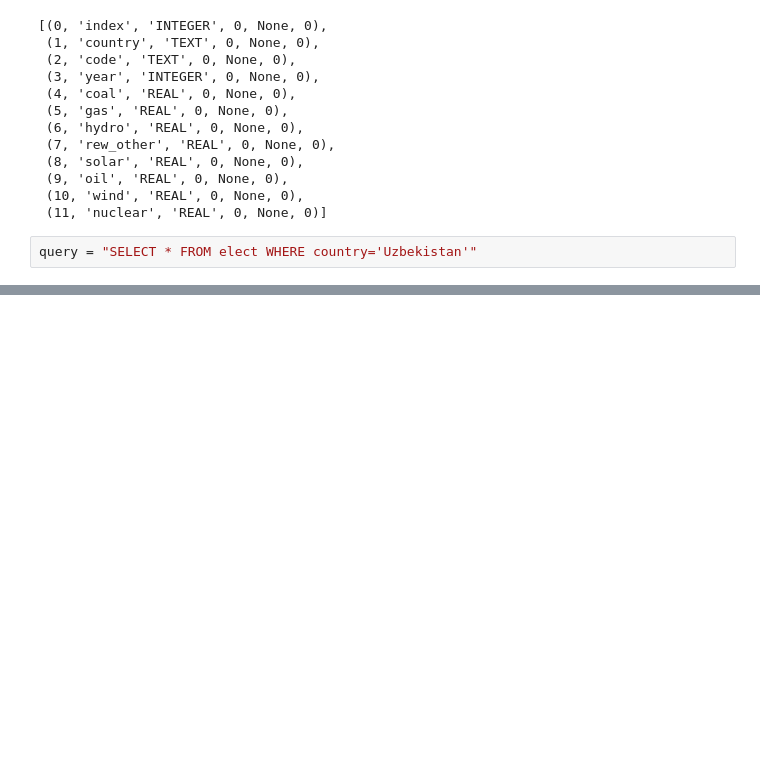
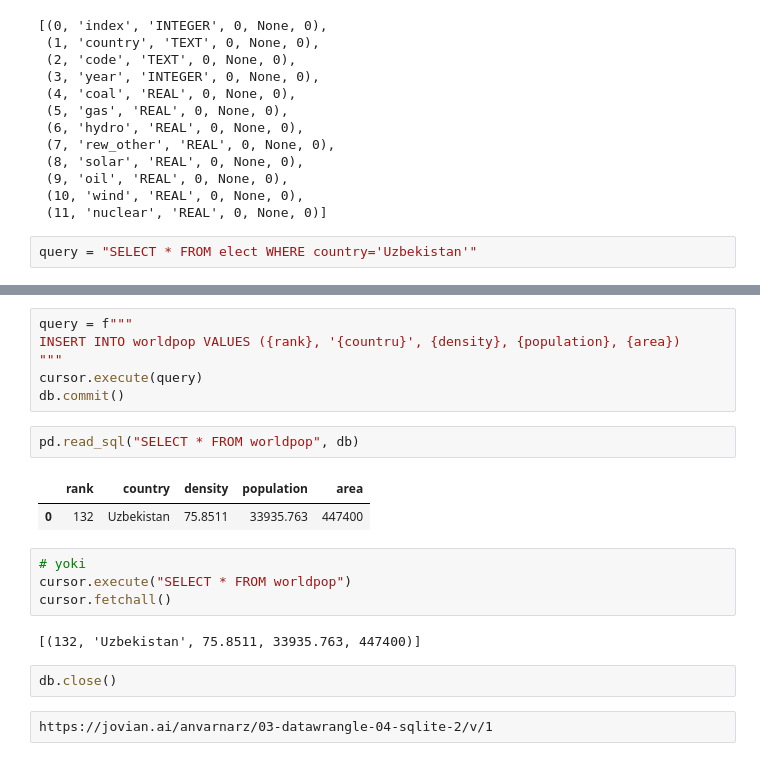
Before and after one commit to ulubeykhuja/mohir_dev_lessons, a Jupyter notebook: 4-sql.ipynb, the cells around one changed output, grey strips where cells are left out. Cells and saved outputs as stored; diff of their text form; blank space fills up the shorter version.

```diff
--- a/4-sql.ipynb
+++ b/4-sql.ipynb
@@ -327,0 +454,21 @@ pd.read_sql(query, db)
+# %%
+query = f"""
+INSERT INTO worldpop VALUES ({rank}, '{countru}', {density}, {population}, {area})
+"""
+cursor.execute(query)
+db.commit()
+# %%
+pd.read_sql("SELECT * FROM worldpop", db)
+# %% [output]
+|  | rank | country | density | population | area |
+| 0 | 132 | Uzbekistan | 75.8511 | 33935.763 | 447400 |
+# %%
+# yoki
+cursor.execute("SELECT * FROM worldpop")
+cursor.fetchall()
+# %% [output]
+[(132, 'Uzbekistan', 75.8511, 33935.763, 447400)]
+# %%
+db.close()
+# %% [raw]
+https://jovian.ai/anvarnarz/03-datawrangle-04-sqlite-2/v/1
```
Also changed, not shown: parts of 22 cells of this notebook, 2 other files.
